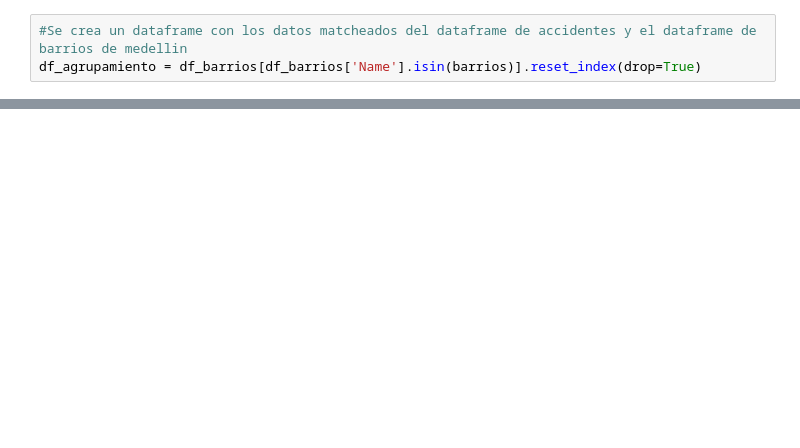
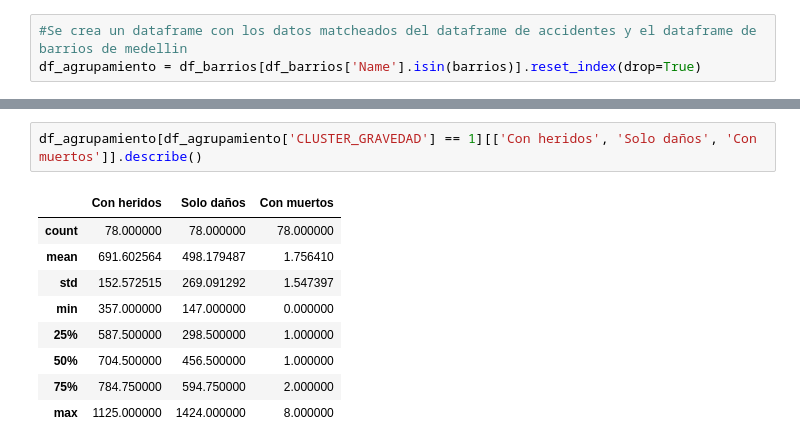
Before and after one commit to dgilrua/proyecto2-analitica, a Jupyter notebook: main.ipynb, the cells around one changed output, grey strips where cells are left out. Cells and saved outputs as stored; diff of their text form; blank space fills up the shorter version.

```diff
--- a/main.ipynb
+++ b/main.ipynb
@@ -1001,0 +1037,12 @@ array(['aguas frias', 'aldea pablo vi', 'alejandro echavarria',
+# %%
+df_agrupamiento[df_agrupamiento['CLUSTER_GRAVEDAD'] == 1][['Con heridos', 'Solo daños', 'Con muertos']].describe()
+# %% [output]
+|  | Con heridos | Solo daños | Con muertos |
+| count | 78.000000 | 78.000000 | 78.000000 |
+| mean | 691.602564 | 498.179487 | 1.756410 |
+| std | 152.572515 | 269.091292 | 1.547397 |
+| min | 357.000000 | 147.000000 | 0.000000 |
+| 25% | 587.500000 | 298.500000 | 1.000000 |
+| 50% | 704.500000 | 456.500000 | 1.000000 |
+| 75% | 784.750000 | 594.750000 | 2.000000 |
+| max | 1125.000000 | 1424.000000 | 8.000000 |
```
Also changed, not shown: parts of 16 cells of this notebook, 1 other file.
